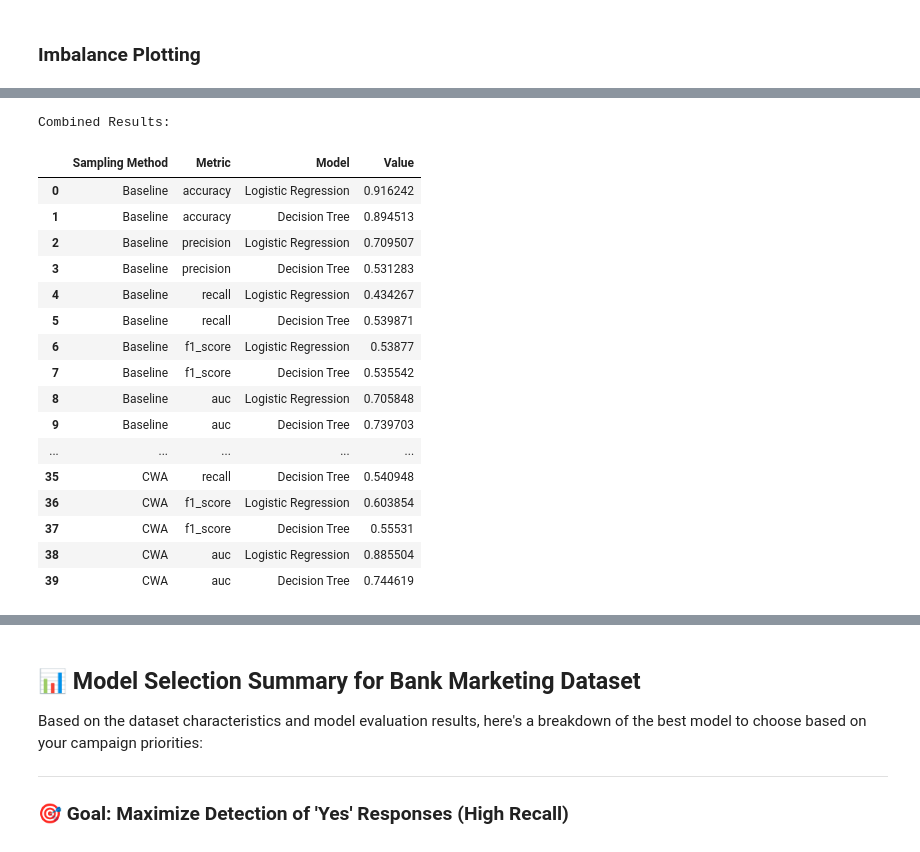
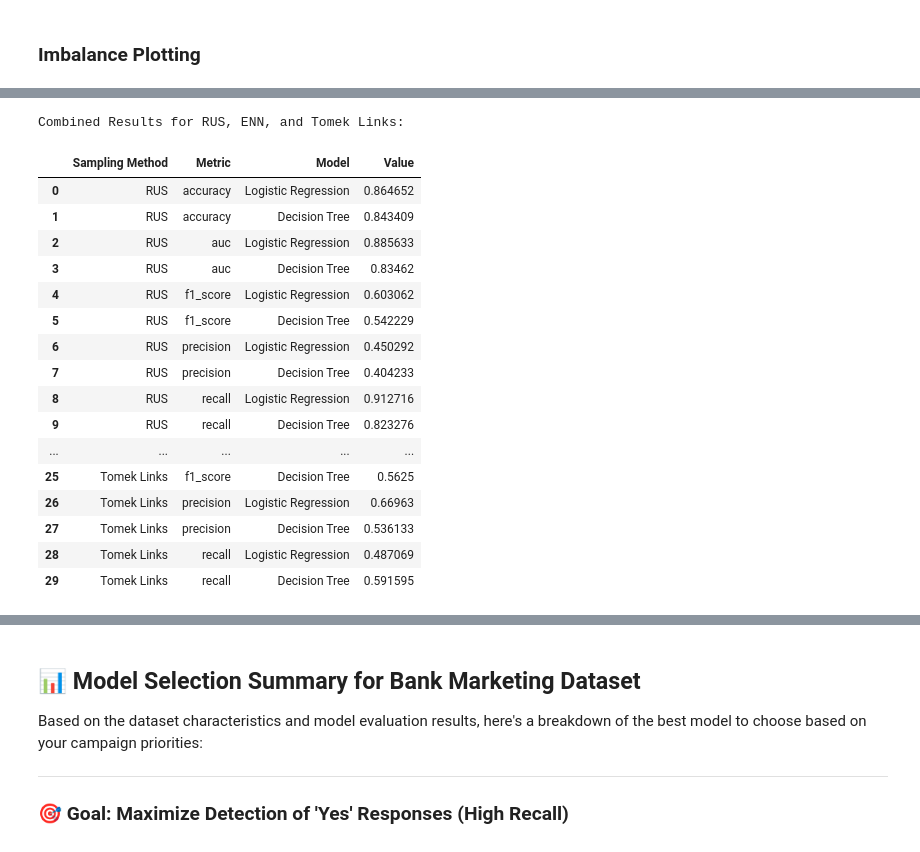
Before and after one commit to hathimazman/MachineLearning_Project2, a Jupyter notebook: Project.ipynb, the cells around one changed output, grey strips where cells are left out. Cells and saved outputs as stored; diff of their text form; code cells hidden in the pictures.

```diff
--- a/Project.ipynb
+++ b/Project.ipynb
@@ -302,4 +236,9 @@ After Random Undersampling class distribution: [3712 3712]
 # %%
-# 2. Class-weight adjustment (no sampling done here, just a note)
-# This is a model parameter, so no data change. Just a placeholder comment:
-# When you train your model, pass class_weight='balanced' to handle imbalance.
+# Initialize ENN
+enn = EditedNearestNeighbours()
+
+# Apply ENN on processed training data
+X_train_enn, y_train_enn = enn.fit_resample(X_train_processed, y_train)
+
+print("Before ENN class distribution:", np.bincount(y_train))
+print("After ENN class distribution:", np.bincount(y_train_enn))
@@ -487,0 +426,4 @@ Baseline Models on RUS Data:
+# %%
+tomek = test_model(X_train_tl, X_test_processed, y_train_tl, y_test)
+print("Baseline Models on Tomek Links Data:")
+tomek
@@ -488,5 +439,5 @@ Baseline Models on RUS Data:
 # %%
-cwa = test_model2(X_train_processed, X_test_processed, y_train, y_test)
-print("CWA Models on Processed Data:")
-cwa
+enn = test_model2(X_train_enn, X_test_processed, y_train_enn, y_test)
+print("CWA Models on ENN Data:")
+enn
 # %% [output]
@@ -501,38 +452,45 @@ CWA Models on Processed Data:
 # %%
-# Combine all results into a single DataFrame for comparison
-all_results = pd.concat([baseline, smote, rus, cwa], keys=['Baseline', 'SMOTE', 'RUS', 'CWA'])
+# Combine only RUS, ENN, and Tomek Links results into a single DataFrame
+all_results = pd.concat([rus, enn, tomek], keys=['RUS', 'ENN', 'Tomek Links'])
 
 # Unpivot the DataFrame for better readability
 all_results = all_results.stack().reset_index()
 
-all_results = all_results.rename(columns={'level_0': 'Sampling Method', 'level_1': 'Metric','level_2': 'Model', 0: 'Value'})
+# Rename columns for clarity
+all_results = all_results.rename(columns={
+    'level_0': 'Sampling Method',
+    'level_1': 'Metric',
+    'level_2': 'Model',
+    0: 'Value'
+})
 
-# Remove rows where 'Metric' is 'model' to keep only the performance metrics
+# Separate out model names for possible use and remove 'model' metric rows
 models = all_results[all_results['Metric'] == 'model']
 all_results = all_results[all_results['Metric'] != 'model']
 all_results.reset_index(drop=True, inplace=True)
+
 # Display the combined results
-print("\nCombined Results:")
+print("\nCombined Results for RUS, ENN, and Tomek Links:")
 all_results
 # %% [output]
-Combined Results:
+Combined Results for RUS, ENN, and Tomek Links:
 |  | Sampling Method | Metric | Model | Value |
-| 0 | Baseline | accuracy | Logistic Regression | 0.916242 |
-| 1 | Baseline | accuracy | Decision Tree | 0.894513 |
-| 2 | Baseline | precision | Logistic Regression | 0.709507 |
-| 3 | Baseline | precision | Decision Tree | 0.531283 |
-| 4 | Baseline | recall | Logistic Regression | 0.434267 |
-| 5 | Baseline | recall | Decision Tree | 0.539871 |
-| 6 | Baseline | f1_score | Logistic Regression | 0.53877 |
-| 7 | Baseline | f1_score | Decision Tree | 0.535542 |
-| 8 | Baseline | auc | Logistic Regression | 0.705848 |
-| 9 | Baseline | auc | Decision Tree | 0.739703 |
+| 0 | RUS | accuracy | Logistic Regression | 0.864652 |
+| 1 | RUS | accuracy | Decision Tree | 0.843409 |
+| 2 | RUS | auc | Logistic Regression | 0.885633 |
+| 3 | RUS | auc | Decision Tree | 0.83462 |
+| 4 | RUS | f1_score | Logistic Regression | 0.603062 |
+| 5 | RUS | f1_score | Decision Tree | 0.542229 |
+| 6 | RUS | precision | Logistic Regression | 0.450292 |
+| 7 | RUS | precision | Decision Tree | 0.404233 |
+| 8 | RUS | recall | Logistic Regression | 0.912716 |
+| 9 | RUS | recall | Decision Tree | 0.823276 |
 | ... | ... | ... | ... | ... |
-| 35 | CWA | recall | Decision Tree | 0.540948 |
-| 36 | CWA | f1_score | Logistic Regression | 0.603854 |
-| 37 | CWA | f1_score | Decision Tree | 0.55531 |
-| 38 | CWA | auc | Logistic Regression | 0.885504 |
-| 39 | CWA | auc | Decision Tree | 0.744619 |
+| 25 | Tomek Links | f1_score | Decision Tree | 0.5625 |
+| 26 | Tomek Links | precision | Logistic Regression | 0.66963 |
+| 27 | Tomek Links | precision | Decision Tree | 0.536133 |
+| 28 | Tomek Links | recall | Logistic Regression | 0.487069 |
+| 29 | Tomek Links | recall | Decision Tree | 0.591595 |
 # %%
 all_results.iloc[10,3]
 # %% [output]
```
Also changed, not shown: parts of 20 cells of this notebook.
